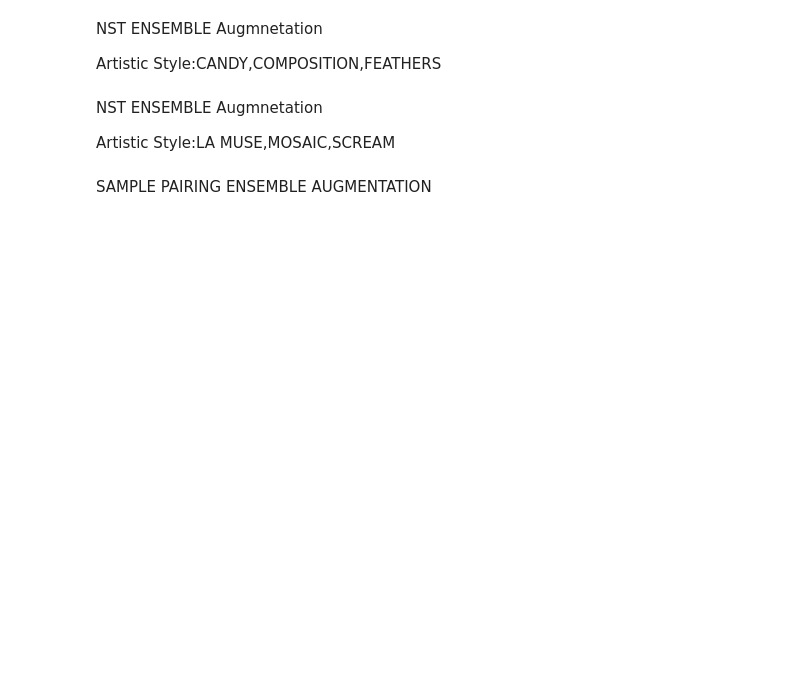
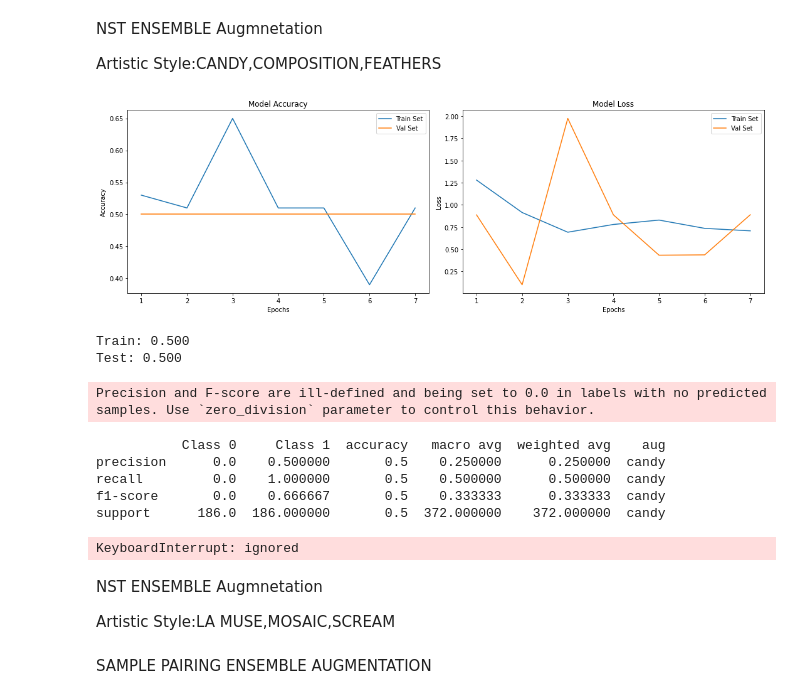
Before and after one commit to shikarRajcomar-Engineer/Ensemble, a Jupyter notebook: Model_Testing.ipynb, the cells around one changed output. Drawn from its saved outputs; the diff is of its cells as text; code cells hidden in the pictures; blank space fills up the shorter version.

```diff
--- a/Model_Testing.ipynb
+++ b/Model_Testing.ipynb
@@ -1505,13 +1591,10 @@ hist_results=[]
 
 Aug=['candy','candy_HorizontalFlip','candy_vertialFLip','candy_Rotation','candy_shear','candy_width_shift_range'
 ,'composition_vii','composition_vii_HorizontalFlip','composition_vii_vertialFLip','composition_vii_Rotation','composition_vii_shear','composition_vii_width_shift_range'
-,'feathers','feathers_HorizontalFlip','feathers_vertialFLip','feathers_Rotation','feathers_shear','feathers_width_shift_range'
+,'feathers','feathers_HorizontalFlip','feathers_vertialFLip','feathers_Rotation','feathers_shear','feathers_width_shift_range']
 
 
 
-# classes = np.unique(y_train)
-# nClasses = len(classes)
-# num_classes = len(classes)
 
 for i in range(len(Aug)):
 
@@ -1721,7 +1804,7 @@ for i in range(len(Aug)):
     (x_train,y_train),(x_test,y_testing)=load_data_training_and_test(Dataset[5])
     data_processing(x_train,y_train,x_test,y_testing)
     datagen = ImageDataGenerator(rotation_range=(random.randrange(0,360,30)))
-    val_datagen = ImageDataGenerator(rotation_range=(random.randrange(0,360,30)))
+    val_datagen =ImageDataGenerator(rotation_range=(random.randrange(0,360,30)))
     history = train_on_x_samples(1)
     train_acc_results(x_train,y_train)
     test_acc_results(x_test,y_testing)
@@ -1855,7 +1938,7 @@ for i in range(len(Aug)):
     (x_train,y_train),(x_test,y_testing)=load_data_training_and_test(Dataset[6])
     data_processing(x_train,y_train,x_test,y_testing)
     datagen = ImageDataGenerator(rotation_range=(random.randrange(0,360,30)))
-    val_datagen = ImageDataGenerator(rotation_range=(random.randrange(0,360,30)))
+    val_datagen =  ImageDataGenerator(rotation_range=(random.randrange(0,360,30)))
     history = train_on_x_samples(1)
     train_acc_results(x_train,y_train)
     test_acc_results(x_test,y_testing)
@@ -1877,7 +1960,7 @@ for i in range(len(Aug)):
     (x_train,y_train),(x_test,y_testing)=load_data_training_and_test(Dataset[6])
     data_processing(x_train,y_train,x_test,y_testing)
     datagen = ImageDataGenerator(shear_range=(random.randrange(0,100,10)))
-    val_datagen = ImageDataGenerator(shear_range=(random.randrange(0,100,10)))
+    val_datagen =ImageDataGenerator(shear_range=(random.randrange(0,100,10)))
     history = train_on_x_samples(1)
     train_acc_results(x_train,y_train)
     test_acc_results(x_test,y_testing)
@@ -1896,34 +1979,45 @@ for i in range(len(Aug)):
     i+=1
 
   elif i==16:
     (x_train,y_train),(x_test,y_testing)=load_data_training_and_test(Dataset[6])
     data_processing(x_train,y_train,x_test,y_testing)
     datagen = ImageDataGenerator(width_shift_range=(random.uniform(0.1,0.9)))
-    val_datagen = ImageDataGenerator(width_shift_range=(random.uniform(0.1,0.9)))
+    val_datagen =  ImageDataGenerator(width_shift_range=(random.uniform(0.1,0.9)))
     history = train_on_x_samples(1)
     train_acc_results(x_train,y_train)
     test_acc_results(x_test,y_testing)
     his_df=pd.DataFrame(history.history)
     predicted_classes = model.predict(x_test)
     predicted_classes = np.argmax(np.round(predicted_classes),axis=1)
     target_names = ["Class {}".format(i) for i in range(num_classes)]
     report_dict=classification_report(y_testing, predicted_classes, target_names=target_names,output_dict=True)
     df=pd.DataFrame(report_dict)
     df['aug']=Aug[i]
 
     print(df)
     df['val acc']=(history.history['val_accuracy'][-1])*100
     df['acc']=(history.history['accuracy'][-1])*100
     Results=Results.append(df)
     i+=1
 
 
     if i==17:
       break
 pd.set_option("display.max_rows", None, "display.max_columns", None)
 
 B=Results
 display(B)
+# %% [output]
+[figure, added]
+Train: 0.500
+Test: 0.500
+Precision and F-score are ill-defined and being set to 0.0 in labels with no predicted samples. Use `zero_division` parameter to control this behavior.
+           Class 0     Class 1  accuracy   macro avg  weighted avg    aug
+precision      0.0    0.500000       0.5    0.250000      0.250000  candy
+recall         0.0    1.000000       0.5    0.500000      0.500000  candy
+f1-score       0.0    0.666667       0.5    0.333333      0.333333  candy
+support      186.0  186.000000       0.5  372.000000    372.000000  candy
+KeyboardInterrupt: ignored
 # %% [markdown]
 NST ENSEMBLE Augmnetation
 
```
Also changed, not shown: parts of 12 cells of this notebook.
